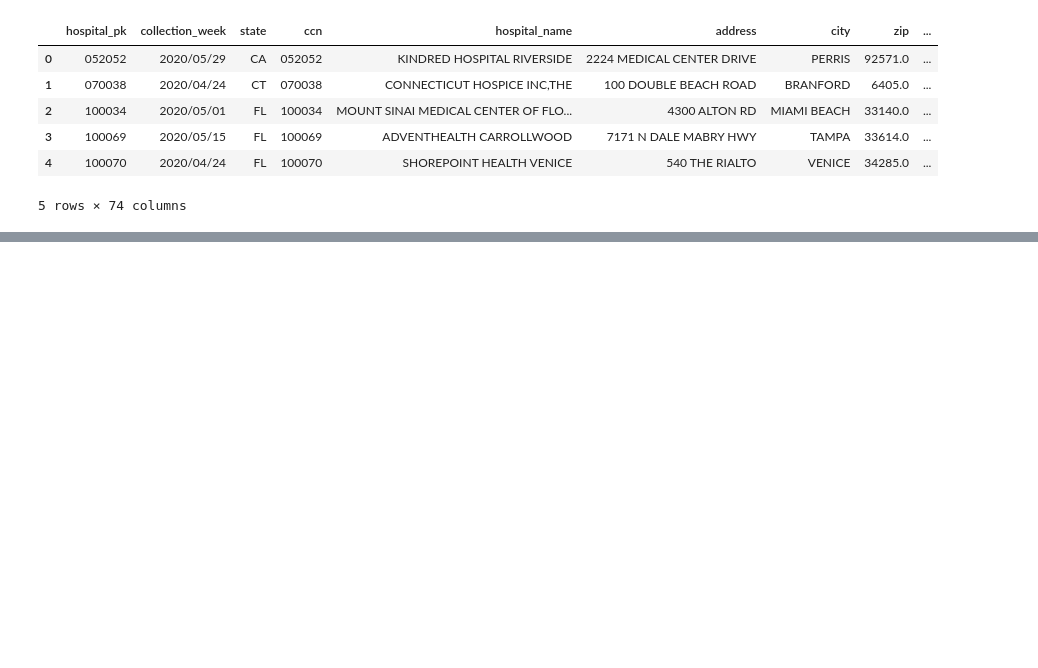
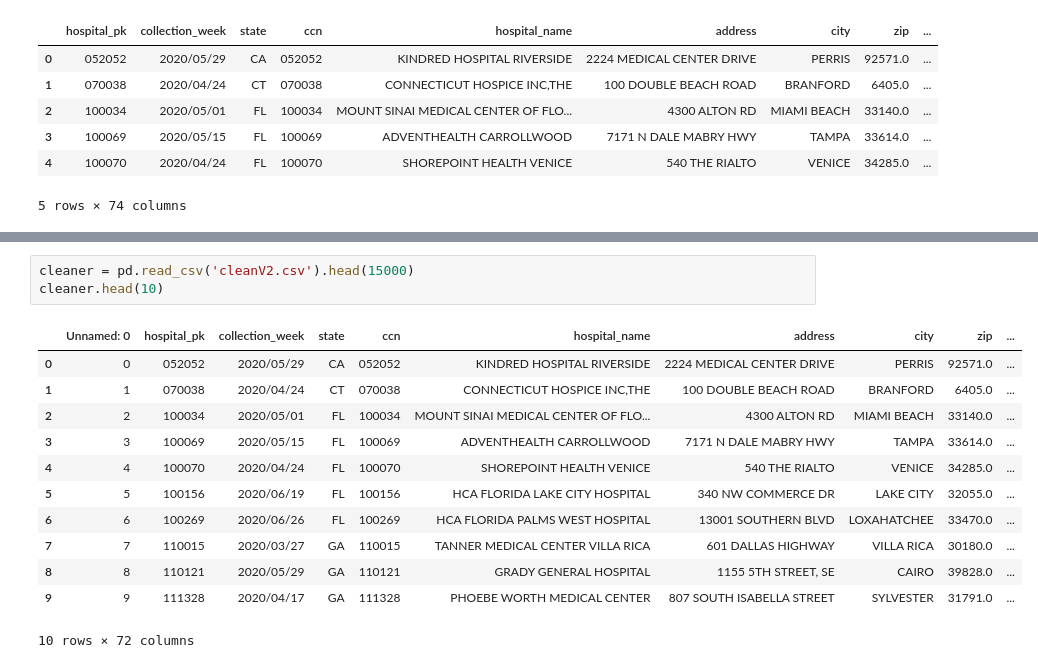
Before and after one commit to Vespacian/Analysis-of-COVID-19, a Jupyter notebook: eric.ipynb, the cells around one changed output, grey strips where cells are left out. Drawn from its saved outputs; the diff is of its cells as text; blank space fills up the shorter version.

```diff
--- a/eric.ipynb
+++ b/eric.ipynb
@@ -210,0 +210,16 @@ clean.columns.tolist()
+# %%
+cleaner = pd.read_csv('cleanV2.csv').head(15000)
+cleaner.head(10)
+# %% [output]
+|  | Unnamed: 0 | hospital_pk | collection_week | state | ccn | hospital_name | address | city | zip | ... |
+| 0 | 0 | 052052 | 2020/05/29 | CA | 052052 | KINDRED HOSPITAL RIVERSIDE | 2224 MEDICAL CENTER DRIVE | PERRIS | 92571.0 | ... |
+| 1 | 1 | 070038 | 2020/04/24 | CT | 070038 | CONNECTICUT HOSPICE INC,THE | 100 DOUBLE BEACH ROAD | BRANFORD | 6405.0 | ... |
+| 2 | 2 | 100034 | 2020/05/01 | FL | 100034 | MOUNT SINAI MEDICAL CENTER OF FLO... | 4300 ALTON RD | MIAMI BEACH | 33140.0 | ... |
+| 3 | 3 | 100069 | 2020/05/15 | FL | 100069 | ADVENTHEALTH CARROLLWOOD | 7171 N DALE MABRY HWY | TAMPA | 33614.0 | ... |
+| 4 | 4 | 100070 | 2020/04/24 | FL | 100070 | SHOREPOINT HEALTH VENICE | 540 THE RIALTO | VENICE | 34285.0 | ... |
+| 5 | 5 | 100156 | 2020/06/19 | FL | 100156 | HCA FLORIDA LAKE CITY HOSPITAL | 340 NW COMMERCE DR | LAKE CITY | 32055.0 | ... |
+| 6 | 6 | 100269 | 2020/06/26 | FL | 100269 | HCA FLORIDA PALMS WEST HOSPITAL | 13001 SOUTHERN BLVD | LOXAHATCHEE | 33470.0 | ... |
+| 7 | 7 | 110015 | 2020/03/27 | GA | 110015 | TANNER MEDICAL CENTER VILLA RICA | 601 DALLAS HIGHWAY | VILLA RICA | 30180.0 | ... |
+| 8 | 8 | 110121 | 2020/05/29 | GA | 110121 | GRADY GENERAL HOSPITAL | 1155 5TH STREET, SE | CAIRO | 39828.0 | ... |
+| 9 | 9 | 111328 | 2020/04/17 | GA | 111328 | PHOEBE WORTH MEDICAL CENTER | 807 SOUTH ISABELLA STREET | SYLVESTER | 31791.0 | ... |
+10 rows × 72 columns
```
Also changed, not shown: parts of 17 cells of this notebook.
